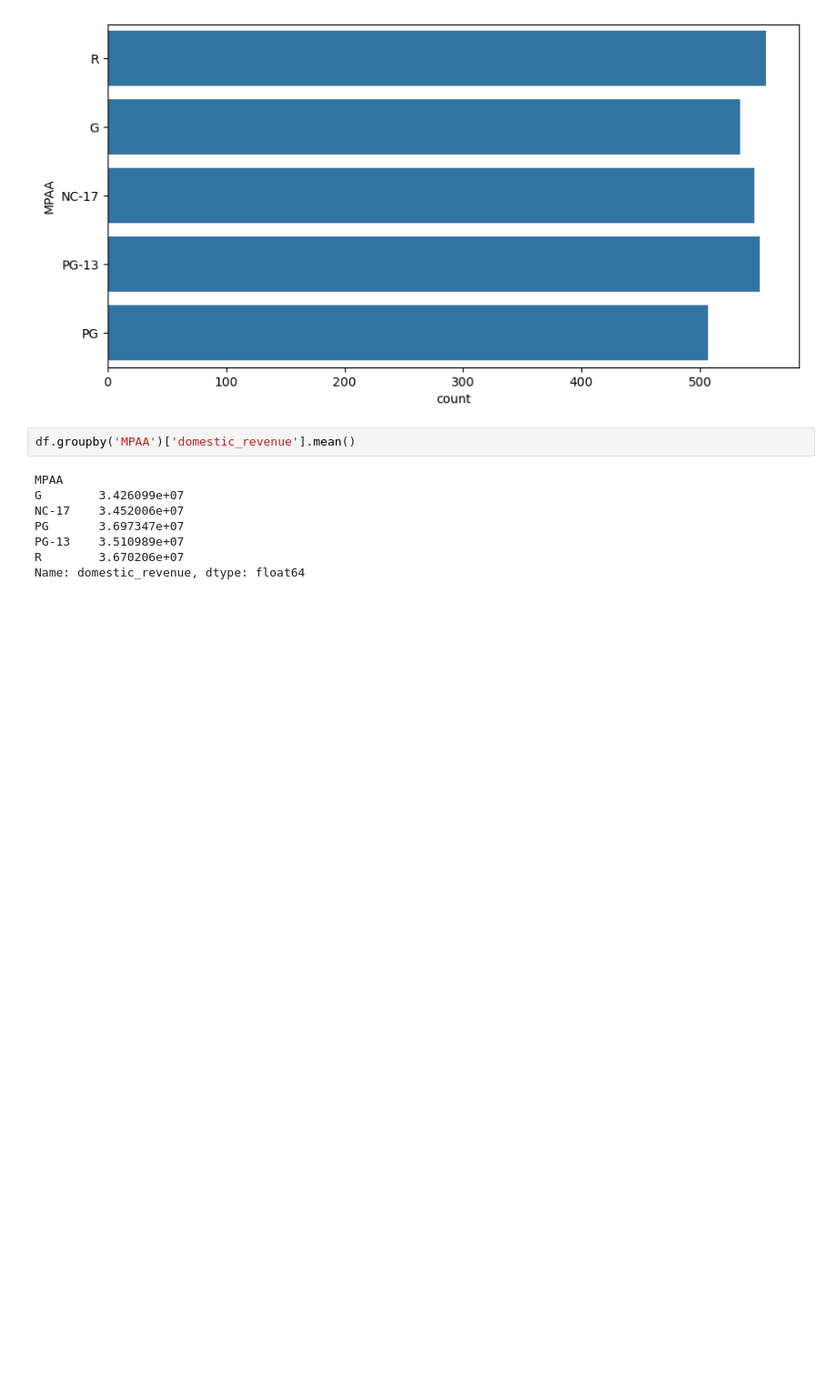
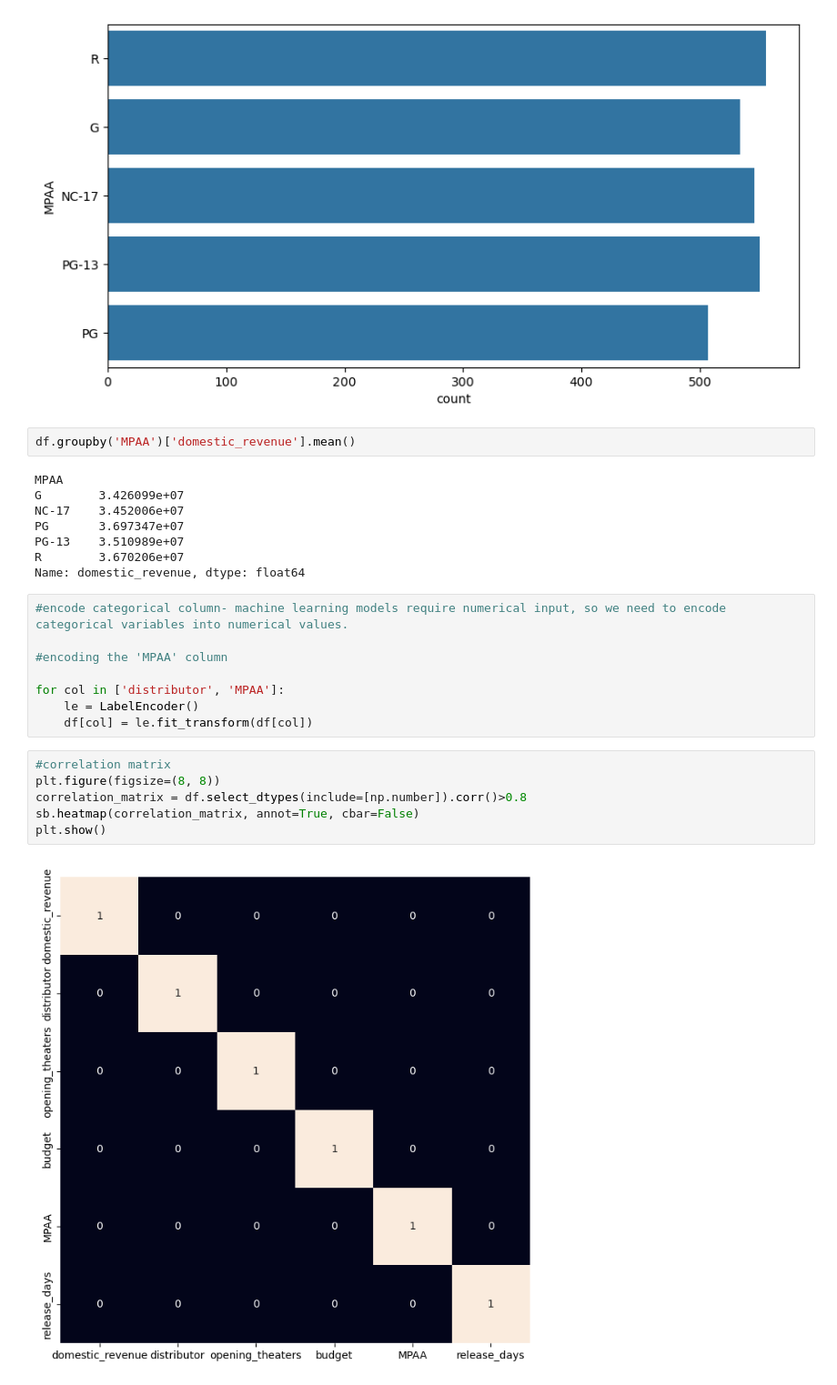
Before and after one commit to SelinaMasembe/Wanyana_Selina_Masembe, a Jupyter notebook: InstructorStone/Machine_Learning/linear_regession.ipynb, the cells around one changed output. Shown at 91% size. Saved outputs shown, nothing was run; the diff lists cells and outputs as text; blank space fills up the shorter version.

```diff
--- a/InstructorStone/Machine_Learning/linear_regession.ipynb
+++ b/InstructorStone/Machine_Learning/linear_regession.ipynb
@@ -234,3 +234,19 @@ PG       3.697347e+07
 PG-13    3.510989e+07
 R        3.670206e+07
 Name: domestic_revenue, dtype: float64
+# %%
+#encode categorical column- machine learning models require numerical input, so we need to encode categorical variables into numerical values.
+
+#encoding the 'MPAA' column
+
+for col in ['distributor', 'MPAA']:
+    le = LabelEncoder()
+    df[col] = le.fit_transform(df[col])
+# %%
+#correlation matrix
+plt.figure(figsize=(8, 8))
+correlation_matrix = df.select_dtypes(include=[np.number]).corr()>0.8
+sb.heatmap(correlation_matrix, annot=True, cbar=False)
+plt.show()
+# %% [output]
+[figure, added]
```
Also changed, not shown: parts of 5 cells of this notebook, 8 other files.
